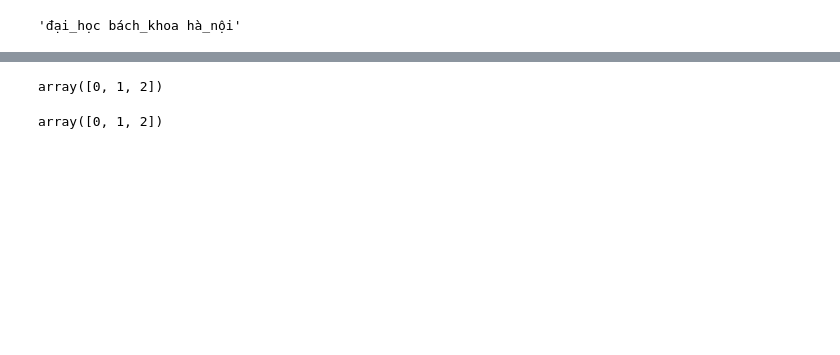
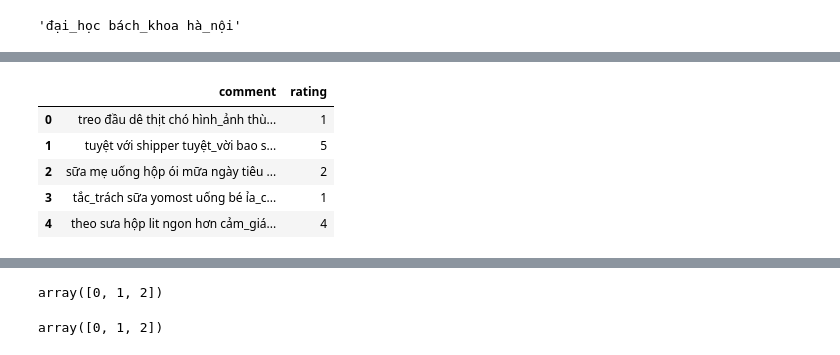
Before and after one commit to JJLEE-20194099/TikiDS, a Jupyter notebook: [7] Modeling/Review Rating Prediction And Suggestion Problem/Build Your Own Model/[2] Tiki Review Rating Analysis.ipynb, the cells around one changed output, grey strips where cells are left out. Drawn from its saved outputs; the diff is of its cells as text; code cells hidden in the pictures; blank space fills up the shorter version.

```diff
--- a/[7] Modeling/Review Rating Prediction And Suggestion Problem/Build Your Own Model/[2] Tiki Review Rating Analysis.ipynb
+++ b/[7] Modeling/Review Rating Prediction And Suggestion Problem/Build Your Own Model/[2] Tiki Review Rating Analysis.ipynb
@@ -205,0 +234,9 @@ def chuan_hoa_dau_cau_tieng_viet(sentence):
+# %%
+def remove_blank(text):
+  words = text.split(" ")
+  res = []
+  for word in words:
+    if (word != ""):
+      res.append(word)
+  return " ".join(res)
+rating_contents["comment"] = rating_contents["comment"].apply(remove_blank)
@@ -206,6 +300,10 @@ def chuan_hoa_dau_cau_tieng_viet(sentence):
+# %%
+import emoji_vietnamese
+rating_contents['comment'] = rating_contents['comment'].apply(lambda x: emoji_vietnamese.demojize(x))
 # %%
 def text_preprocess(document):
     document = remove_html(document)
+    document = remove_num(document)
     document = convert_unicode(document)
     document = chuan_hoa_dau_cau_tieng_viet(document)
     document = word_tokenize(document, format="text")
@@ -238,0 +362,17 @@ rating_contents['comment'] = rating_contents['comment'].apply(text_preprocess)
+# %%
+FREQWORDS = set([w for (w, wc) in cnt.most_common(4)])
+FREQWORDS.add('giá')
+FREQWORDS.add('tiki')
+FREQWORDS.add('icon')
+def remove_freqwords(text):
+    return " ".join([word for word in str(text).split() if word not in FREQWORDS])
+
+rating_contents["comment"] = rating_contents["comment"].apply(lambda text: remove_freqwords(text))
+rating_contents.head()
+# %% [output]
+|  | comment | rating |
+| 0 | treo đầu dê thịt chó hình_ảnh thù... | 1 |
+| 1 | tuyệt với shipper tuyệt_vời bao s... | 5 |
+| 2 | sữa mẹ uống hộp ói mữa ngày tiêu ... | 2 |
+| 3 | tắc_trách sữa yomost uống bé ỉa_c... | 1 |
+| 4 | theo sưa hộp lit ngon hơn cảm_giá... | 4 |
```
Also changed, not shown: parts of 45 cells of this notebook, 1 other file.
